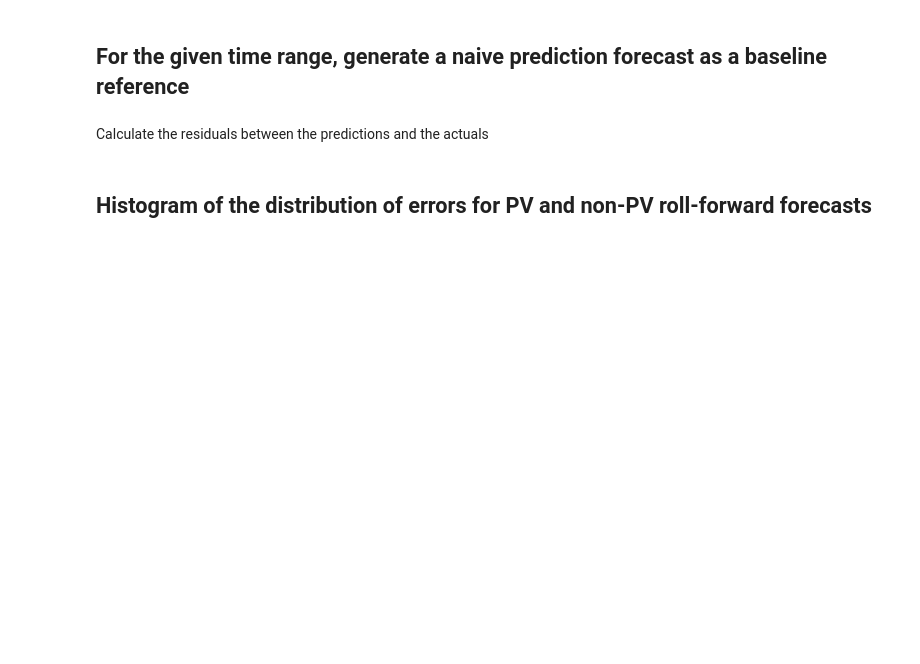
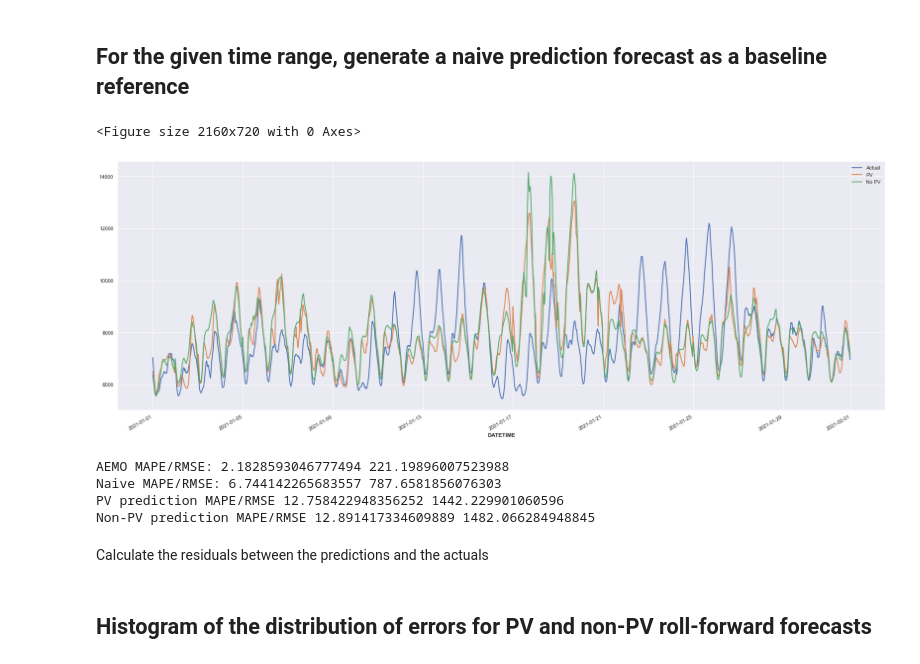
Before and after one commit to the-rahul-kumar/UNSW-Group-C-Project, a Jupyter notebook: src/Rapha/final/model_error_analysis.ipynb, the cells around one changed output. Cells and saved outputs as stored; diff of their text form; code cells hidden in the pictures; blank space fills up the shorter version.

```diff
--- a/src/Rapha/final/model_error_analysis.ipynb
+++ b/src/Rapha/final/model_error_analysis.ipynb
@@ -29,12 +27,12 @@ ImportError: cannot import name 'TimeSeries' from 'darts' (unknown location)
 # %%
 # Directory where the combined master project datafile is
-DATA_PATH = "../../data/UNSW-PROJECT-DATA/"
+DATA_PATH = "../../../data/UNSW-PROJECT-DATA/"
 
 #Filename of the combined master project file with the actual values
 ACTUALS_FILE = "demand_pv_temp_forecast_timefeatures_hols.csv"
 
 # Directory where the .CSV experimantal result files are
-EXPERIMENT_PATH = "./NSW_experiments/"
+EXPERIMENT_PATH = "./"
 
 # State in which the experiment was conducted
 STATE = "NSW"
@@ -102,15 +101,23 @@ for idx in range(start_idx+48, end_idx,48):
 # %%
 plt.figure(figsize=(30,10))
 ref_series['TOTALDEMAND'].plot(label='Actual')
-ref_series['FORECASTDEMAND'].plot(label='AEMO')
+#ref_series['FORECASTDEMAND'].plot(label='AEMO')
 pv_series.plot(label='PV')
-naive_forecasts.plot(label='naive')
+#naive_forecasts.plot(label='naive')
 no_pv_series.plot(label='No PV')
+# %% [output]
+<Figure size 2160x720 with 0 Axes>
+[figure, added]
 # %%
 print("AEMO MAPE/RMSE:", mape(ref_series['TOTALDEMAND'], ref_series['FORECASTDEMAND']), rmse(ref_series['TOTALDEMAND'], ref_series['FORECASTDEMAND']))
 print("Naive MAPE/RMSE:", mape(ref_series['TOTALDEMAND'], naive_forecasts), rmse(ref_series['TOTALDEMAND'], naive_forecasts))
 print("PV prediction MAPE/RMSE", mape(ref_series['TOTALDEMAND'],pv_series), rmse(ref_series['TOTALDEMAND'],pv_series))
 print("Non-PV prediction MAPE/RMSE", mape(ref_series['TOTALDEMAND'],no_pv_series), rmse(ref_series['TOTALDEMAND'],no_pv_series))
+# %% [output]
+AEMO MAPE/RMSE: 2.1828593046777494 221.19896007523988
+Naive MAPE/RMSE: 6.744142265683557 787.6581856076303
+PV prediction MAPE/RMSE 12.758422948356252 1442.229901060596
+Non-PV prediction MAPE/RMSE 12.891417334609889 1482.066284948845
 # %% [markdown]
 Calculate the residuals between the predictions and the actuals
 # %%
```
Also changed, not shown: parts of 11 cells of this notebook.
